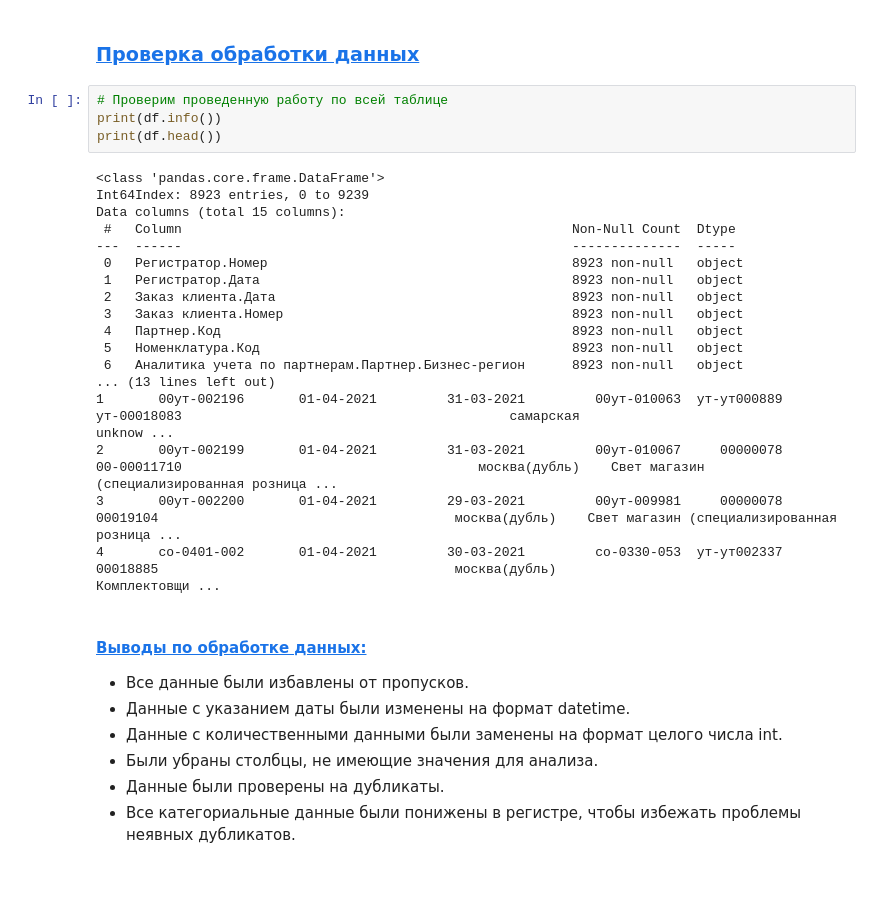
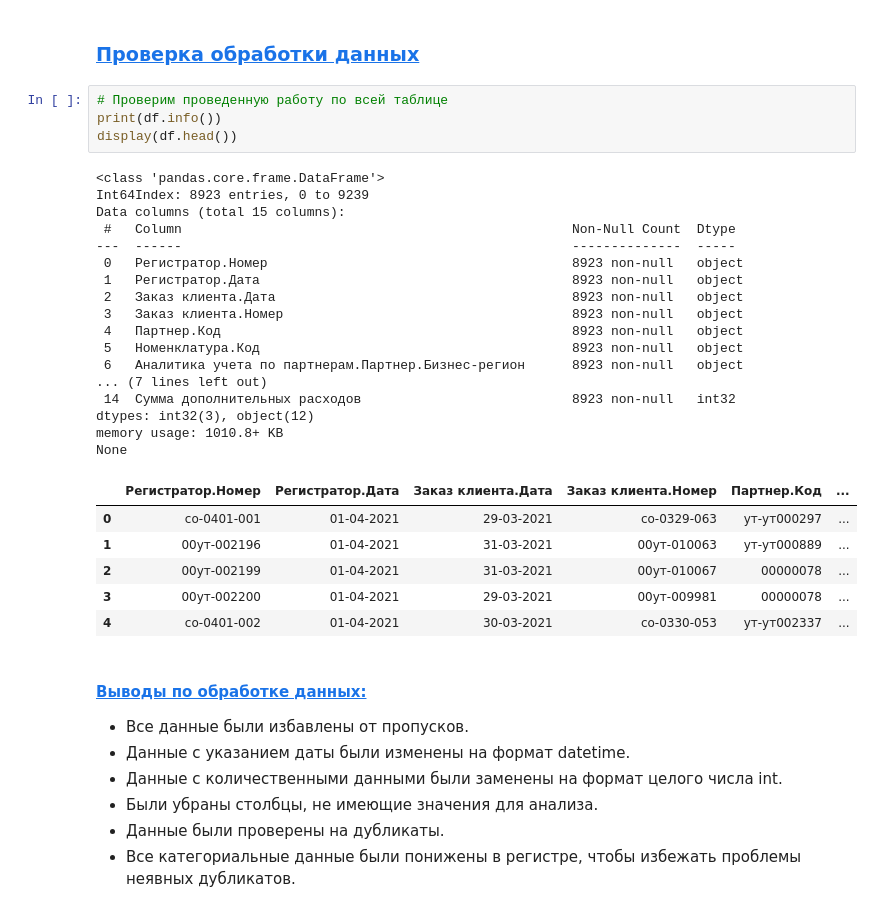
Before and after one commit to nordwaters/ST_Group_Task, a Jupyter notebook: stluce_test.ipynb, the cells around one changed output. Saved outputs shown, nothing was run; the diff lists cells and outputs as text; blank space fills up the shorter version.

```diff
--- a/stluce_test.ipynb
+++ b/stluce_test.ipynb
@@ -702,25 +704,31 @@ print("Дубликатов в таблице", df.duplicated().sum())
 # %%
 # Проверим проведенную работу по всей таблице
 print(df.info())
-print(df.head())
+display(df.head())
 # %% [output]
 <class 'pandas.core.frame.DataFrame'>
 Int64Index: 8923 entries, 0 to 9239
 Data columns (total 15 columns):
  #   Column                                                  Non-Null Count  Dtype
 ---  ------                                                  --------------  -----
  0   Регистратор.Номер                                       8923 non-null   object
  1   Регистратор.Дата                                        8923 non-null   object
  2   Заказ клиента.Дата                                      8923 non-null   object
  3   Заказ клиента.Номер                                     8923 non-null   object
  4   Партнер.Код                                             8923 non-null   object
  5   Номенклатура.Код                                        8923 non-null   object
  6   Аналитика учета по партнерам.Партнер.Бизнес-регион      8923 non-null   object
-... (13 lines left out)
-1       00ут-002196       01-04-2021         31-03-2021         00ут-010063  ут-ут000889      ут-00018083                                          самарская                                      unknow ...
-2       00ут-002199       01-04-2021         31-03-2021         00ут-010067     00000078      00-00011710                                      москва(дубль)    Свет магазин (специализированная розница ...
-3       00ут-002200       01-04-2021         29-03-2021         00ут-009981     00000078         00019104                                      москва(дубль)    Свет магазин (специализированная розница ...
-4       со-0401-002       01-04-2021         30-03-2021         со-0330-053  ут-ут002337         00018885                                      москва(дубль)                                Комплектовщи ...
+... (7 lines left out)
+ 14  Сумма дополнительных расходов                           8923 non-null   int32
+dtypes: int32(3), object(12)
+memory usage: 1010.8+ KB
+None
+|  | Регистратор.Номер | Регистратор.Дата | Заказ клиента.Дата | Заказ клиента.Номер | Партнер.Код | ... |
+| 0 | со-0401-001 | 01-04-2021 | 29-03-2021 | со-0329-063 | ут-ут000297 | ... |
+| 1 | 00ут-002196 | 01-04-2021 | 31-03-2021 | 00ут-010063 | ут-ут000889 | ... |
+| 2 | 00ут-002199 | 01-04-2021 | 31-03-2021 | 00ут-010067 | 00000078 | ... |
+| 3 | 00ут-002200 | 01-04-2021 | 29-03-2021 | 00ут-009981 | 00000078 | ... |
+| 4 | со-0401-002 | 01-04-2021 | 30-03-2021 | со-0330-053 | ут-ут002337 | ... |
 # %% [markdown]
 #### <a id='toc1_1_5_1_'></a>[Выводы по обработке данных:](#toc0_)
 
```
Also changed, not shown: parts of 5 cells of this notebook.
